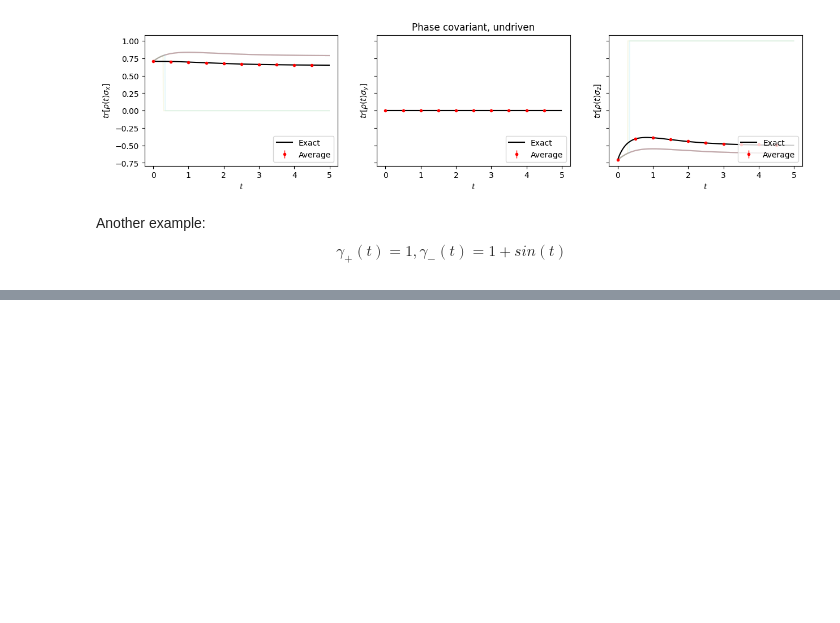
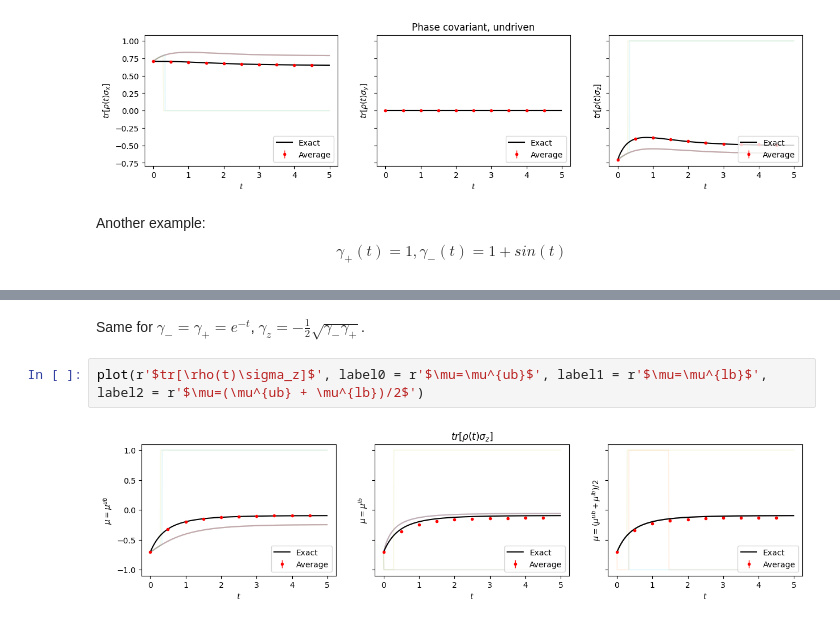
Before and after one commit to federicoSettimo/ROQJ, a Jupyter notebook: Examples/Phase covariant.ipynb, the cells around one changed output, grey strips where cells are left out. Saved outputs shown, nothing was run; the diff lists cells and outputs as text; blank space fills up the shorter version.

```diff
--- a/Examples/Phase covariant.ipynb
+++ b/Examples/Phase covariant.ipynb
@@ -303,0 +137,6 @@ plt.show();
+# %% [markdown]
+Same for $\gamma_-=\gamma_+=e^{-t}$, $\gamma_z=-\frac12\sqrt{\gamma_-\gamma_+}$.
+# %%
+plot(r'$tr[\rho(t)\sigma_z]$', label0 = r'$\mu=\mu^{ub}$', label1 = r'$\mu=\mu^{lb}$', label2 = r'$\mu=(\mu^{ub} + \mu^{lb})/2$')
+# %% [output]
+[figure, added]
```
Also changed, not shown: parts of 10 cells of this notebook, 1 other file.
